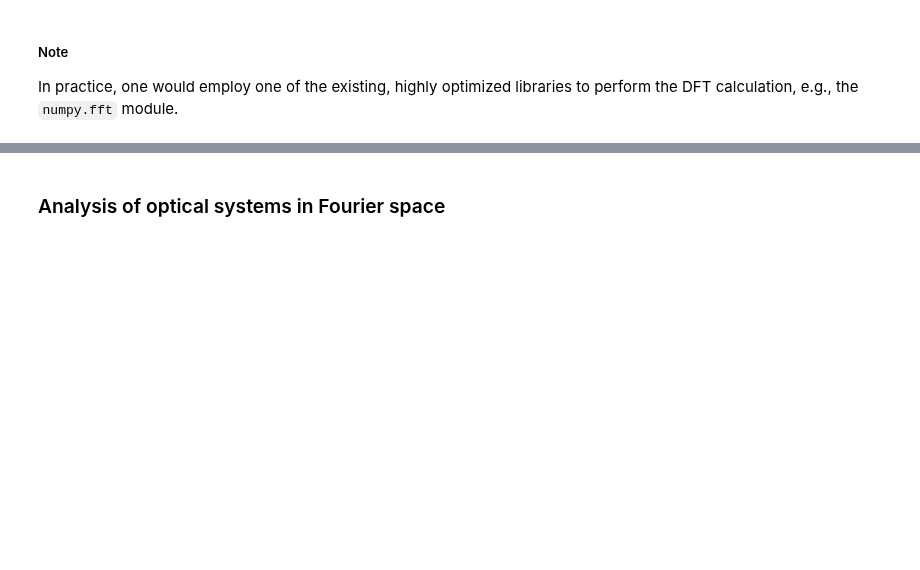
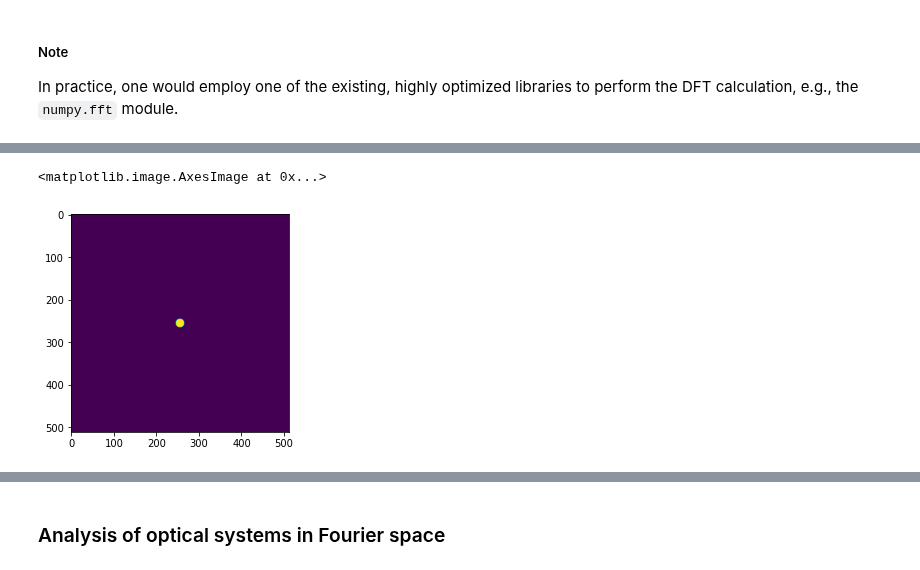
Before and after one commit to bullette007/bullette007.github.io, a Jupyter notebook: book/_sources/02_Basics.ipynb, the cells around one changed output, grey strips where cells are left out. Drawn from its saved outputs; the diff is of its cells as text; code cells hidden in the pictures; blank space fills up the shorter version.

```diff
--- a/book/_sources/02_Basics.ipynb
+++ b/book/_sources/02_Basics.ipynb
@@ -787,0 +814,9 @@ In practice, one would employ one of the existing, highly optimized libraries to
+# %%
+r = 10
+psf, _, _ = createPillobxResponse(r)
+psf = pad_like(psf, img_fft)
+plt.figure()
+plt.imshow(psf)
+# %% [output]
+<matplotlib.image.AxesImage at 0x...>
+[figure, added]
```
Also changed, not shown: parts of 11 cells of this notebook, 19 other files.
